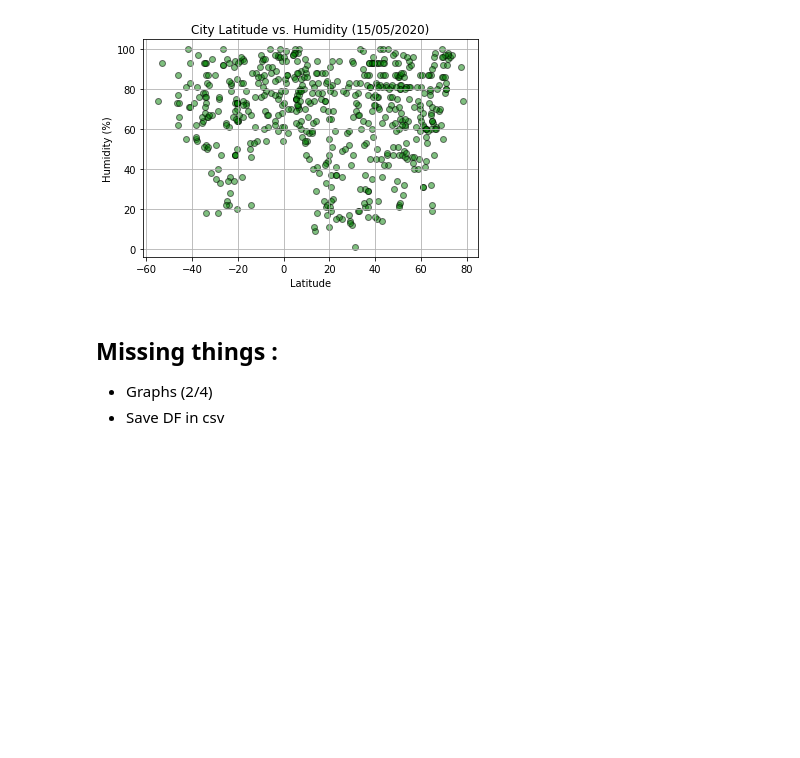
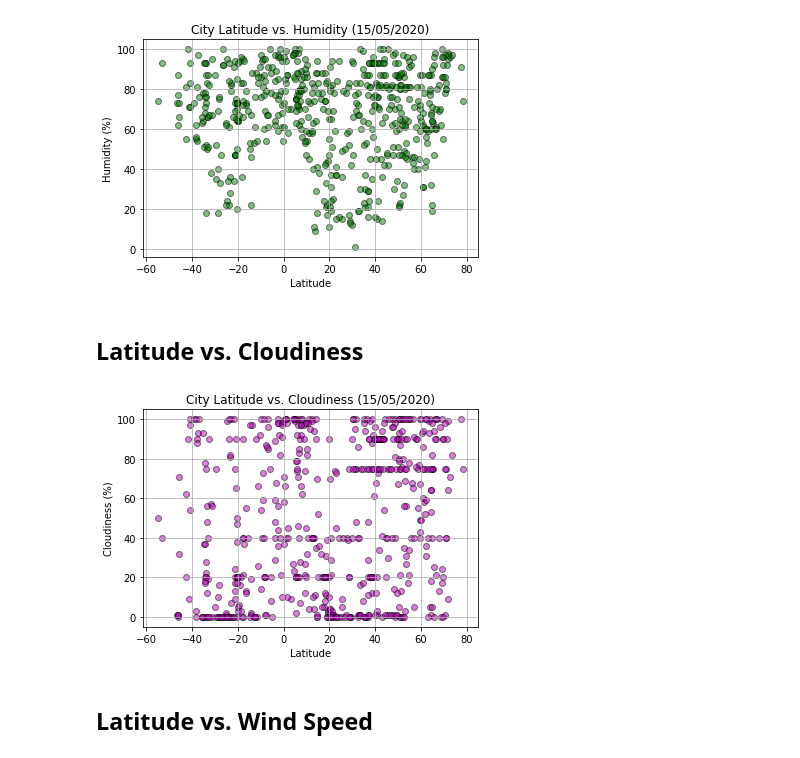
Before and after one commit to MarcoASB/weather, a Jupyter notebook: WeatherAnalysis.ipynb, the cells around one changed output. Drawn from its saved outputs; the diff is of its cells as text; code cells hidden in the pictures; blank space fills up the shorter version.

```diff
--- a/WeatherAnalysis.ipynb
+++ b/WeatherAnalysis.ipynb
@@ -149,7 +148,20 @@ plt.savefig("output/Lat-Hum.png")
 plt.show()
 # %% [output]
 [figure]
-# %% [markdown]
-## Missing things :
-* Graphs (2/4)
-* Save DF in csv
+# %% [markdown]
+## Latitude vs. Cloudiness
+# %%
+plt.scatter(lat, cloudiness,
+            color='m', edgecolor="black", linewidths=1, marker="o", alpha=0.5, label="Cities")
+plt.title("City Latitude vs. Cloudiness (%s)" % time.strftime("%d/%m/%Y"))
+plt.ylabel("Cloudiness (%)")
+plt.xlabel("Latitude")
+plt.grid(True)
+
+# Save the figure
+plt.savefig("output/Lat-Cloud.png")
+plt.show()
+# %% [output]
+[figure, added]
+# %% [markdown]
+## Latitude vs. Wind Speed
```
Also changed, not shown: parts of 3 cells of this notebook, 2 other files.
